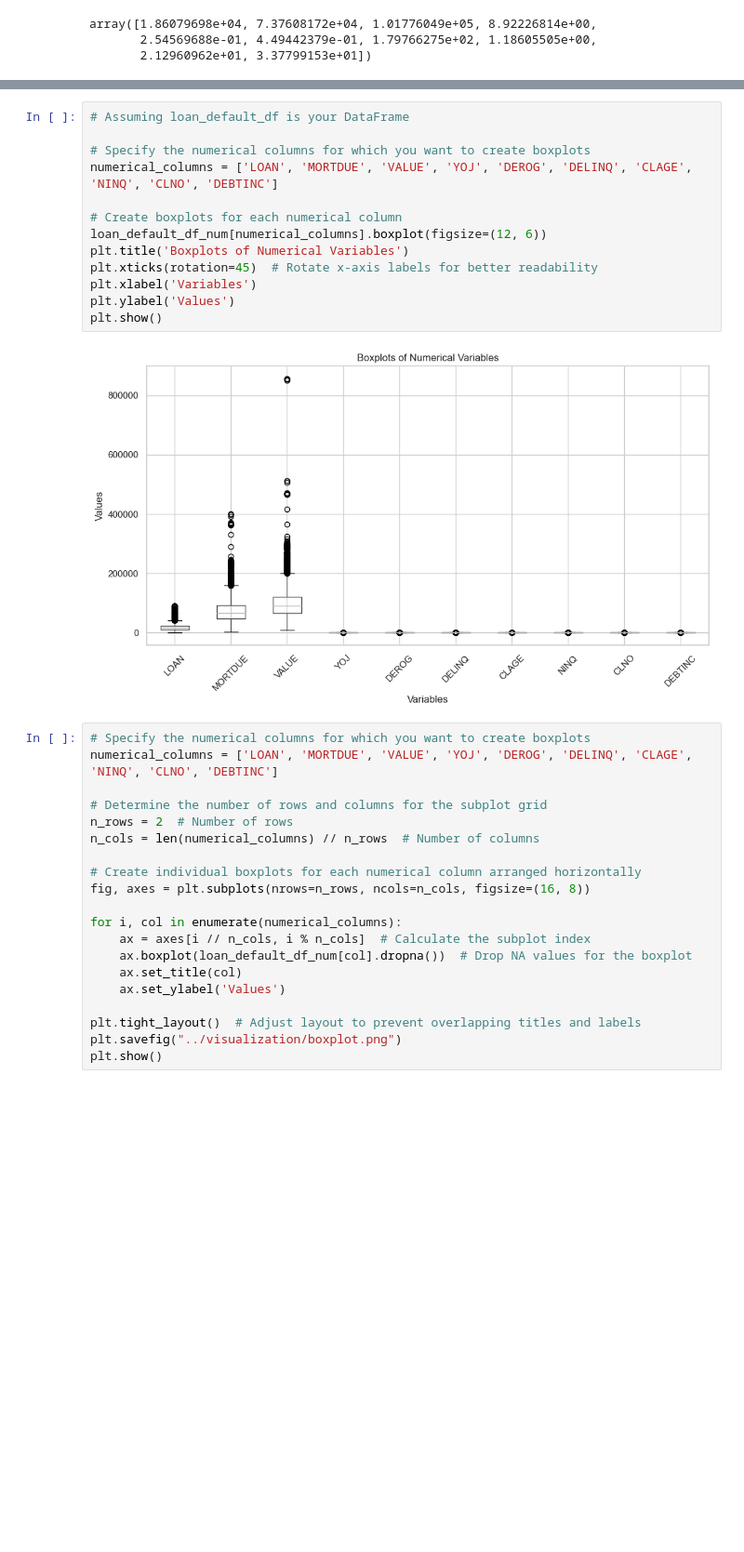
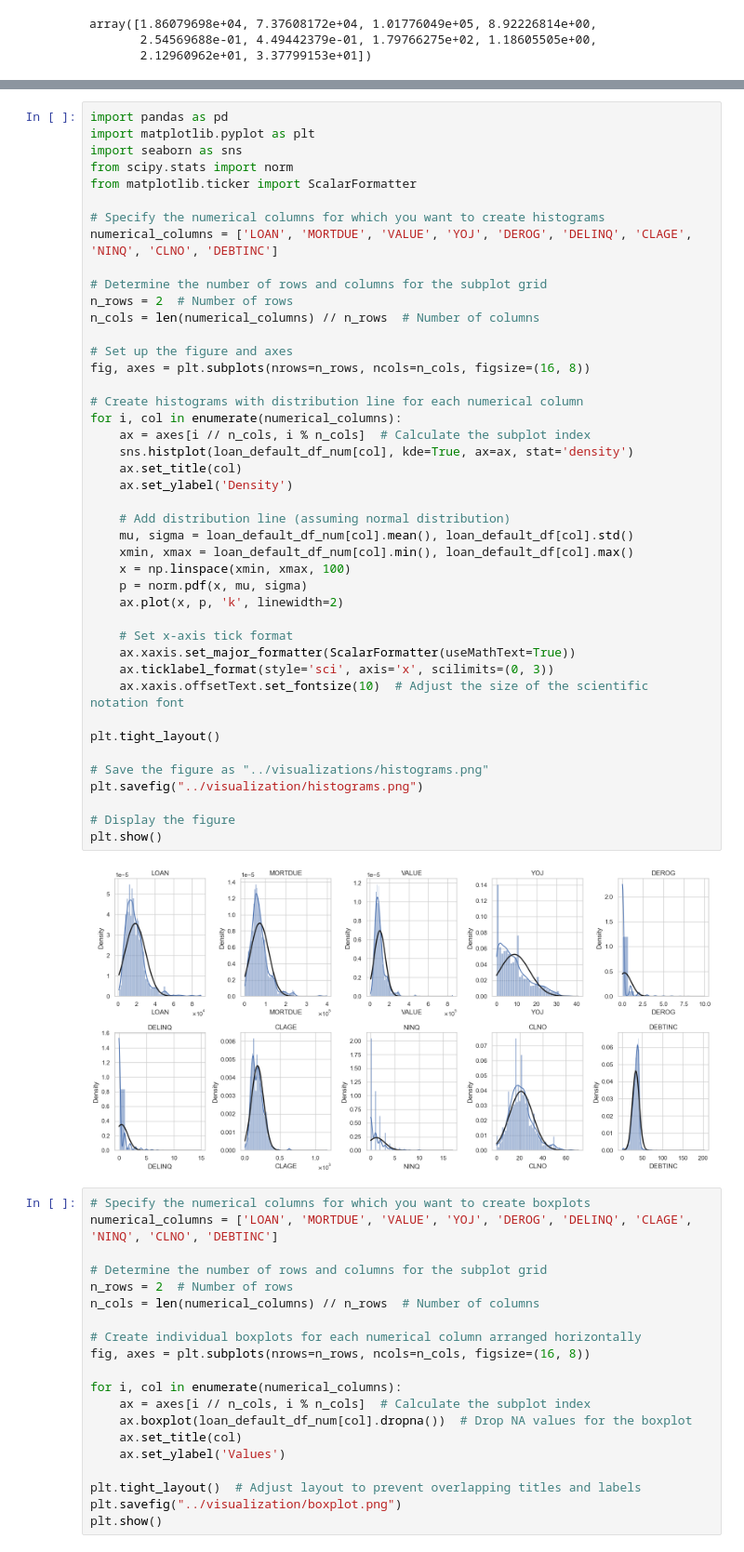
Before and after one commit to Drodriguez-9/european_vote_analysis, a Jupyter notebook: src/data/data_acquisition alternative.ipynb, the cells around one changed output, grey strips where cells are left out. Shown: that part at 93% size. Cells and saved outputs as stored; diff of their text form; blank space fills up the shorter version.

Commit message:
graphs

```diff
--- a/src/data/data_acquisition alternative.ipynb
+++ b/src/data/data_acquisition alternative.ipynb
@@ -50,21 +50,51 @@ num_stats
 | st dev | 11207.480416694003 | 44457.60945841593 | 57385.775333702615 | 7.573982248898866 | 0.8460467770863184 | 1.1272659176049724 | 85.81009176356652 | 1.728674971208052 | 10.138933192458635 | 8.60174618632853 |
 | skew | 2.023780711662712 | 1.8144807024145053 | 3.053344266520436 | 0.988460069460924 | 5.320870250335324 | 4.023149577223611 | 1.3434120433858243 | 2.6219841722623216 | 0.7750517582950025 | 2.8523534162154887 |
 | kurtosis | 6.932589768131475 | 6.481866313861641 | 24.362804878699166 | 0.372072478946083 | 36.87276338780535 | 23.56544868259093 | 7.599549329190449 | 9.786507277872843 | 1.1576727319132387 | 50.50404153094317 |
-# %%
-# Assuming loan_default_df is your DataFrame
-
-# Specify the numerical columns for which you want to create boxplots
-numerical_columns = ['LOAN', 'MORTDUE', 'VALUE', 'YOJ', 'DEROG', 'DELINQ', 'CLAGE', 'NINQ', 'CLNO', 'DEBTINC']
-
-# Create boxplots for each numerical column
-loan_default_df_num[numerical_columns].boxplot(figsize=(12, 6))
-plt.title('Boxplots of Numerical Variables')
-plt.xticks(rotation=45)  # Rotate x-axis labels for better readability
-plt.xlabel('Variables')
-plt.ylabel('Values')
-plt.show()
-# %% [output]
-[figure, removed]
+# %%
+import pandas as pd
+import matplotlib.pyplot as plt
+import seaborn as sns
+from scipy.stats import norm
+from matplotlib.ticker import ScalarFormatter
+
+# Specify the numerical columns for which you want to create histograms
+numerical_columns = ['LOAN', 'MORTDUE', 'VALUE', 'YOJ', 'DEROG', 'DELINQ', 'CLAGE', 'NINQ', 'CLNO', 'DEBTINC']
+
+# Determine the number of rows and columns for the subplot grid
+n_rows = 2  # Number of rows
+n_cols = len(numerical_columns) // n_rows  # Number of columns
+
+# Set up the figure and axes
+fig, axes = plt.subplots(nrows=n_rows, ncols=n_cols, figsize=(16, 8))
+
+# Create histograms with distribution line for each numerical column
+for i, col in enumerate(numerical_columns):
+    ax = axes[i // n_cols, i % n_cols]  # Calculate the subplot index
+    sns.histplot(loan_default_df_num[col], kde=True, ax=ax, stat='density')
+    ax.set_title(col)
+    ax.set_ylabel('Density')
+
+    # Add distribution line (assuming normal distribution)
+    mu, sigma = loan_default_df_num[col].mean(), loan_default_df[col].std()
+    xmin, xmax = loan_default_df_num[col].min(), loan_default_df[col].max()
+    x = np.linspace(xmin, xmax, 100)
+    p = norm.pdf(x, mu, sigma)
+    ax.plot(x, p, 'k', linewidth=2)
+
+    # Set x-axis tick format
+    ax.xaxis.set_major_formatter(ScalarFormatter(useMathText=True))
+    ax.ticklabel_format(style='sci', axis='x', scilimits=(0, 3))
+    ax.xaxis.offsetText.set_fontsize(10)  # Adjust the size of the scientific notation font
+
+plt.tight_layout()
+
+# Save the figure as "../visualizations/histograms.png"
+plt.savefig("../visualization/histograms.png")
+
+# Display the figure
+plt.show()
+# %% [output]
+[figure, added]
 # %%
 # Specify the numerical columns for which you want to create boxplots
 numerical_columns = ['LOAN', 'MORTDUE', 'VALUE', 'YOJ', 'DEROG', 'DELINQ', 'CLAGE', 'NINQ', 'CLNO', 'DEBTINC']
```
Also changed, not shown: 1 other file.
